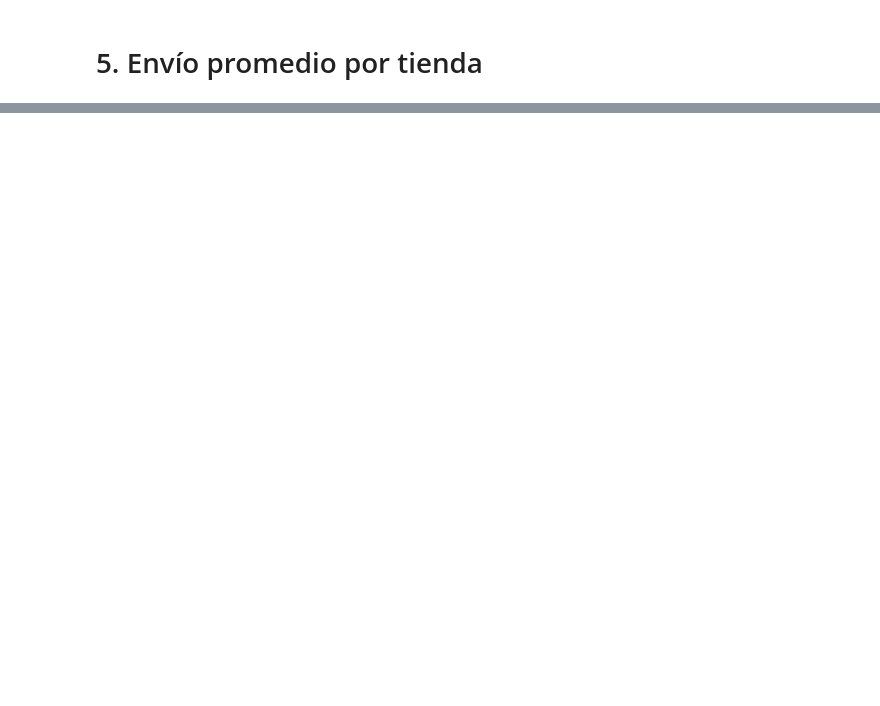
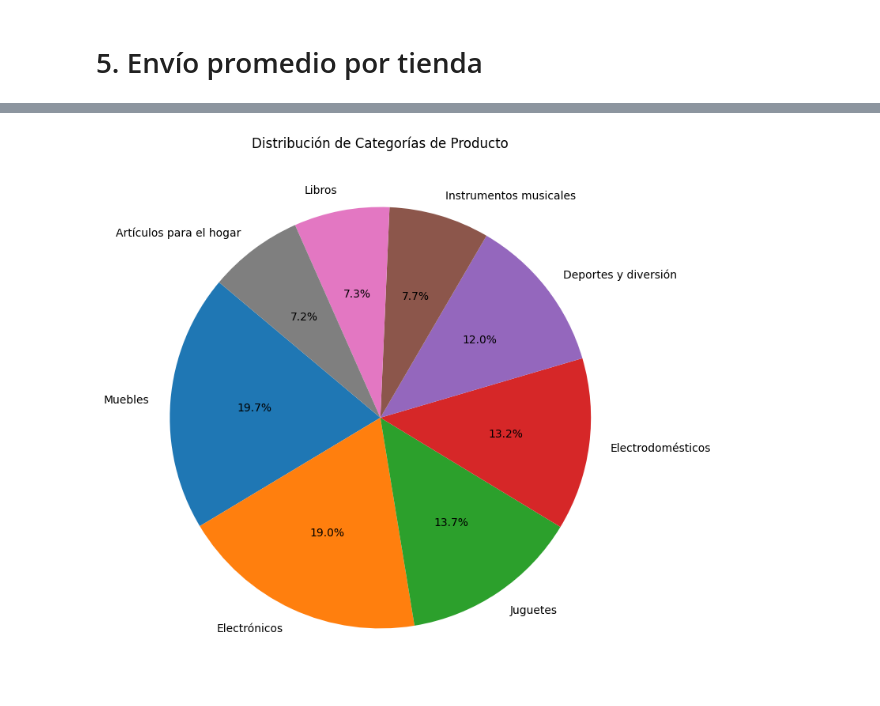
Before and after one commit to francarrascoo/python-challenge, a Jupyter notebook: AluraStoreLatam.ipynb, the cells around one changed output, grey strips where cells are left out. Drawn from its saved outputs; the diff is of its cells as text; code cells hidden in the pictures; blank space fills up the shorter version.

```diff
--- a/AluraStoreLatam.ipynb
+++ b/AluraStoreLatam.ipynb
@@ -154,0 +369,13 @@ Promedio calificación Tienda 4:  4.0
+# %%
+#Tienda 1
+
+categoria_counts = tienda['Categoría del Producto'].value_counts()
+
+plt.figure(figsize=(8,8))
+categoria_counts.plot(kind='pie', autopct='%1.1f%%', startangle=140)
+plt.title('Distribución de Categorías de Producto')
+plt.ylabel('')
+plt.tight_layout()
+plt.show()
+# %% [output]
+[figure, added]
```
Also changed, not shown: parts of 18 cells of this notebook.
